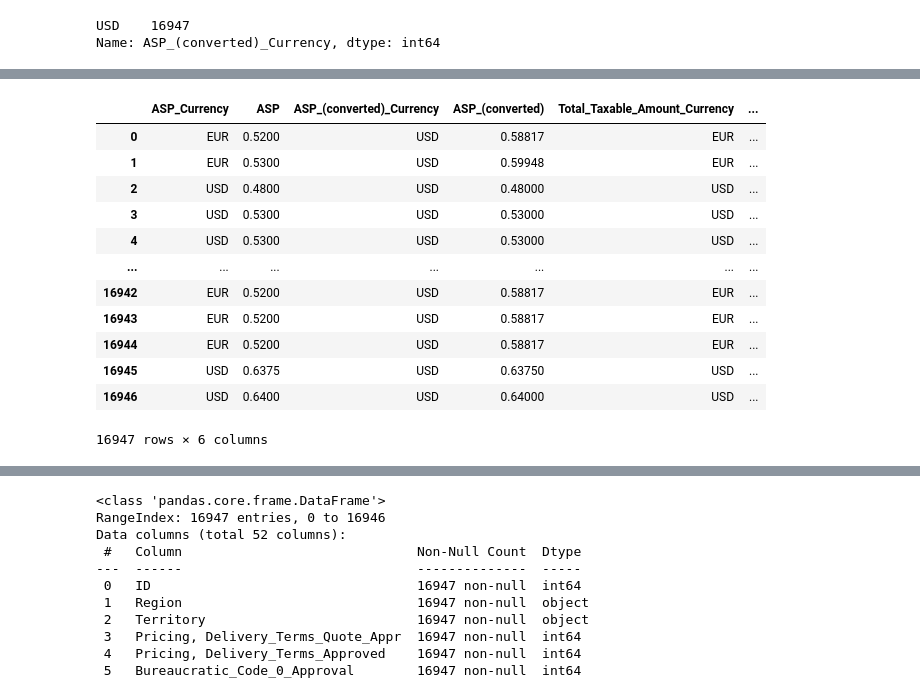
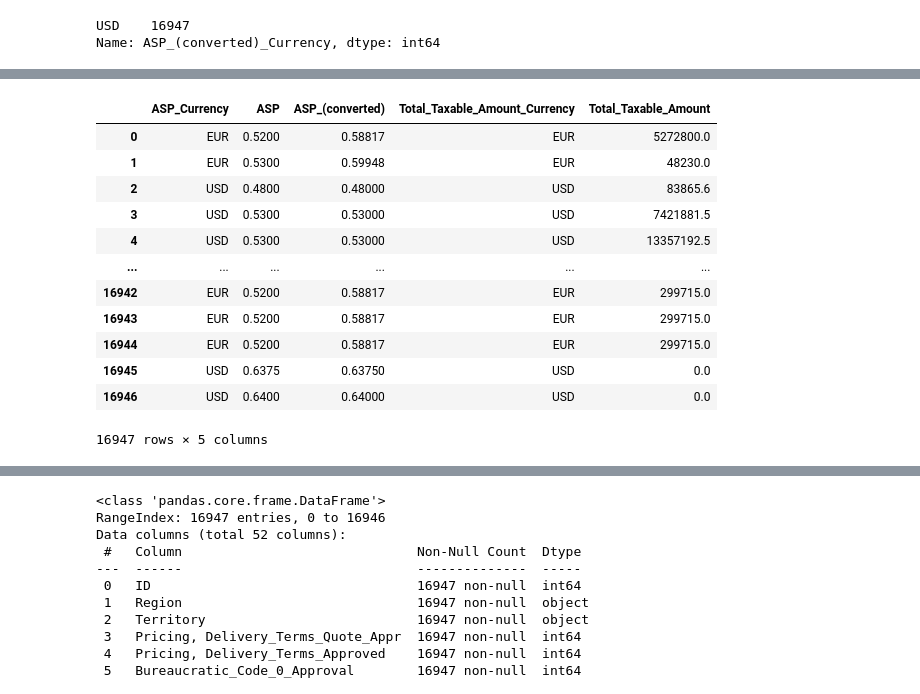
Before and after one commit to ariel55/summerdata_visuchallenge, a Jupyter notebook: visualizaciones_Anto.ipynb, the cells around one changed output, grey strips where cells are left out. Saved outputs shown, nothing was run; the diff lists cells and outputs as text; code cells hidden in the pictures.

```diff
--- a/visualizaciones_Anto.ipynb
+++ b/visualizaciones_Anto.ipynb
@@ -34,16 +51,16 @@ Name: ASP_(converted)_Currency, dtype: int64
 # %%
-oportunidades.loc[:, ['ASP_Currency', 'ASP', 'ASP_(converted)_Currency', 'ASP_(converted)', 'Total_Taxable_Amount_Currency', 'Total_Taxable_Amount']]
+oportunidades.loc[:, ['ASP_Currency', 'ASP', 'ASP_(converted)', 'Total_Taxable_Amount_Currency', 'Total_Taxable_Amount']]
 # %% [output]
-|  | ASP_Currency | ASP | ASP_(converted)_Currency | ASP_(converted) | Total_Taxable_Amount_Currency | ... |
-| 0 | EUR | 0.5200 | USD | 0.58817 | EUR | ... |
-| 1 | EUR | 0.5300 | USD | 0.59948 | EUR | ... |
-| 2 | USD | 0.4800 | USD | 0.48000 | USD | ... |
-| 3 | USD | 0.5300 | USD | 0.53000 | USD | ... |
-| 4 | USD | 0.5300 | USD | 0.53000 | USD | ... |
-| ... | ... | ... | ... | ... | ... | ... |
-| 16942 | EUR | 0.5200 | USD | 0.58817 | EUR | ... |
-| 16943 | EUR | 0.5200 | USD | 0.58817 | EUR | ... |
-| 16944 | EUR | 0.5200 | USD | 0.58817 | EUR | ... |
-| 16945 | USD | 0.6375 | USD | 0.63750 | USD | ... |
-| 16946 | USD | 0.6400 | USD | 0.64000 | USD | ... |
+|  | ASP_Currency | ASP | ASP_(converted) | Total_Taxable_Amount_Currency | Total_Taxable_Amount |
+| 0 | EUR | 0.5200 | 0.58817 | EUR | 5272800.0 |
+| 1 | EUR | 0.5300 | 0.59948 | EUR | 48230.0 |
+| 2 | USD | 0.4800 | 0.48000 | USD | 83865.6 |
+| 3 | USD | 0.5300 | 0.53000 | USD | 7421881.5 |
+| 4 | USD | 0.5300 | 0.53000 | USD | 13357192.5 |
+| ... | ... | ... | ... | ... | ... |
+| 16942 | EUR | 0.5200 | 0.58817 | EUR | 299715.0 |
+| 16943 | EUR | 0.5200 | 0.58817 | EUR | 299715.0 |
+| 16944 | EUR | 0.5200 | 0.58817 | EUR | 299715.0 |
+| 16945 | USD | 0.6375 | 0.63750 | USD | 0.0 |
+| 16946 | USD | 0.6400 | 0.64000 | USD | 0.0 |
-16947 rows × 6 columns
+16947 rows × 5 columns
```
Also changed, not shown: parts of 40 cells of this notebook.
